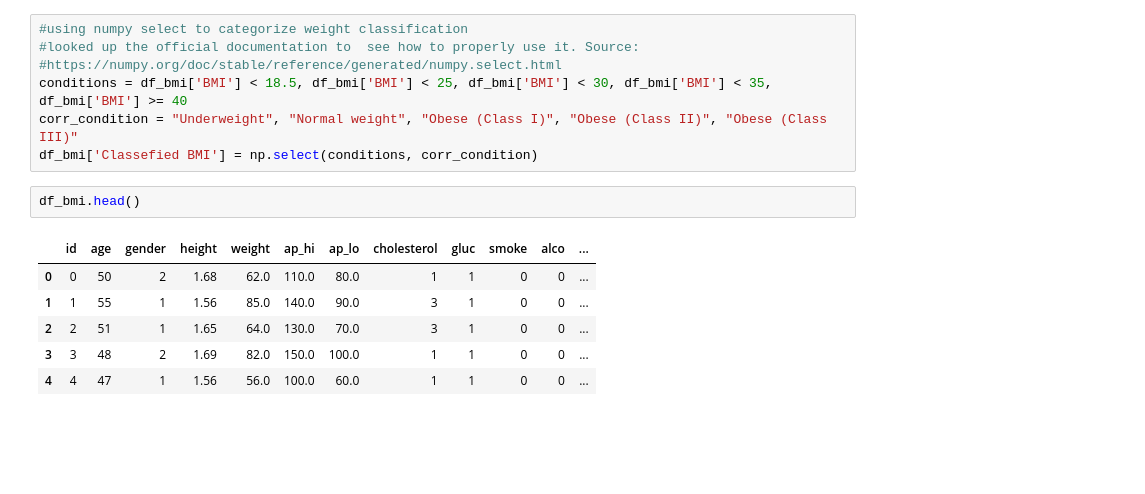
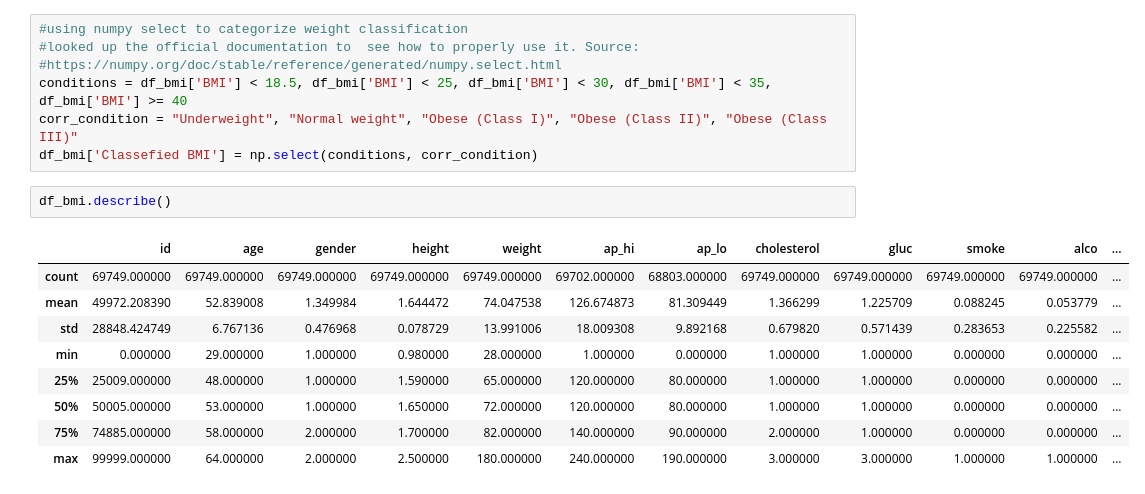
Before and after one commit to SauronGunnars/Machine-learning-Sara-Gunnars, a Jupyter notebook: Lab/disease_prediction.ipynb, the cells around one changed output. Cells and saved outputs as stored; diff of their text form; blank space fills up the shorter version.

```diff
--- a/Lab/disease_prediction.ipynb
+++ b/Lab/disease_prediction.ipynb
@@ -340,11 +340,14 @@ conditions = df_bmi['BMI'] < 18.5, df_bmi['BMI'] < 25, df_bmi['BMI'] < 30, df_bm
 corr_condition = "Underweight", "Normal weight", "Obese (Class I)", "Obese (Class II)", "Obese (Class III)"
 df_bmi['Classefied BMI'] = np.select(conditions, corr_condition)
 # %%
-df_bmi.head()
+df_bmi.describe()
 # %% [output]
 |  | id | age | gender | height | weight | ap_hi | ap_lo | cholesterol | gluc | smoke | alco | ... |
-| 0 | 0 | 50 | 2 | 1.68 | 62.0 | 110.0 | 80.0 | 1 | 1 | 0 | 0 | ... |
-| 1 | 1 | 55 | 1 | 1.56 | 85.0 | 140.0 | 90.0 | 3 | 1 | 0 | 0 | ... |
-| 2 | 2 | 51 | 1 | 1.65 | 64.0 | 130.0 | 70.0 | 3 | 1 | 0 | 0 | ... |
-| 3 | 3 | 48 | 2 | 1.69 | 82.0 | 150.0 | 100.0 | 1 | 1 | 0 | 0 | ... |
-| 4 | 4 | 47 | 1 | 1.56 | 56.0 | 100.0 | 60.0 | 1 | 1 | 0 | 0 | ... |
+| count | 69749.000000 | 69749.000000 | 69749.000000 | 69749.000000 | 69749.000000 | 69702.000000 | 68803.000000 | 69749.000000 | 69749.000000 | 69749.000000 | 69749.000000 | ... |
+| mean | 49972.208390 | 52.839008 | 1.349984 | 1.644472 | 74.047538 | 126.674873 | 81.309449 | 1.366299 | 1.225709 | 0.088245 | 0.053779 | ... |
+| std | 28848.424749 | 6.767136 | 0.476968 | 0.078729 | 13.991006 | 18.009308 | 9.892168 | 0.679820 | 0.571439 | 0.283653 | 0.225582 | ... |
+| min | 0.000000 | 29.000000 | 1.000000 | 0.980000 | 28.000000 | 1.000000 | 0.000000 | 1.000000 | 1.000000 | 0.000000 | 0.000000 | ... |
+| 25% | 25009.000000 | 48.000000 | 1.000000 | 1.590000 | 65.000000 | 120.000000 | 80.000000 | 1.000000 | 1.000000 | 0.000000 | 0.000000 | ... |
+| 50% | 50005.000000 | 53.000000 | 1.000000 | 1.650000 | 72.000000 | 120.000000 | 80.000000 | 1.000000 | 1.000000 | 0.000000 | 0.000000 | ... |
+| 75% | 74885.000000 | 58.000000 | 2.000000 | 1.700000 | 82.000000 | 140.000000 | 90.000000 | 2.000000 | 1.000000 | 0.000000 | 0.000000 | ... |
+| max | 99999.000000 | 64.000000 | 2.000000 | 2.500000 | 180.000000 | 240.000000 | 190.000000 | 3.000000 | 3.000000 | 1.000000 | 1.000000 | ... |
```
Also changed, not shown: parts of 2 cells of this notebook.
